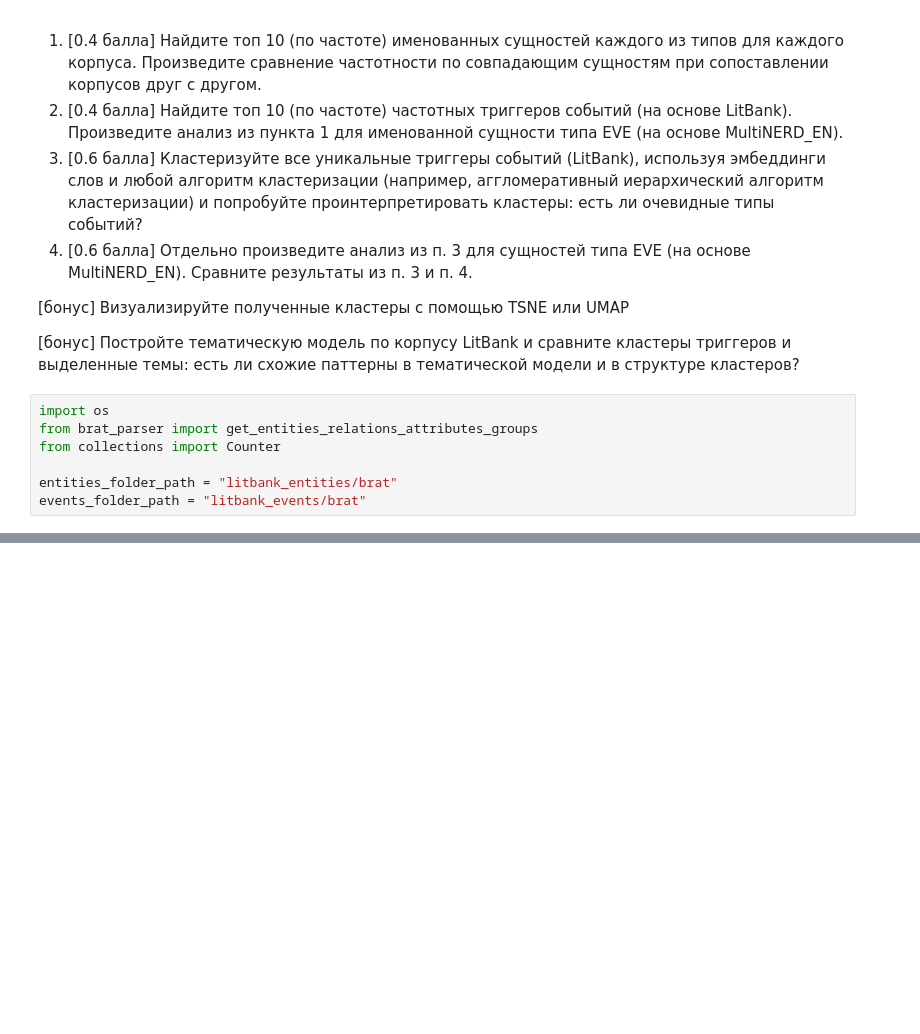
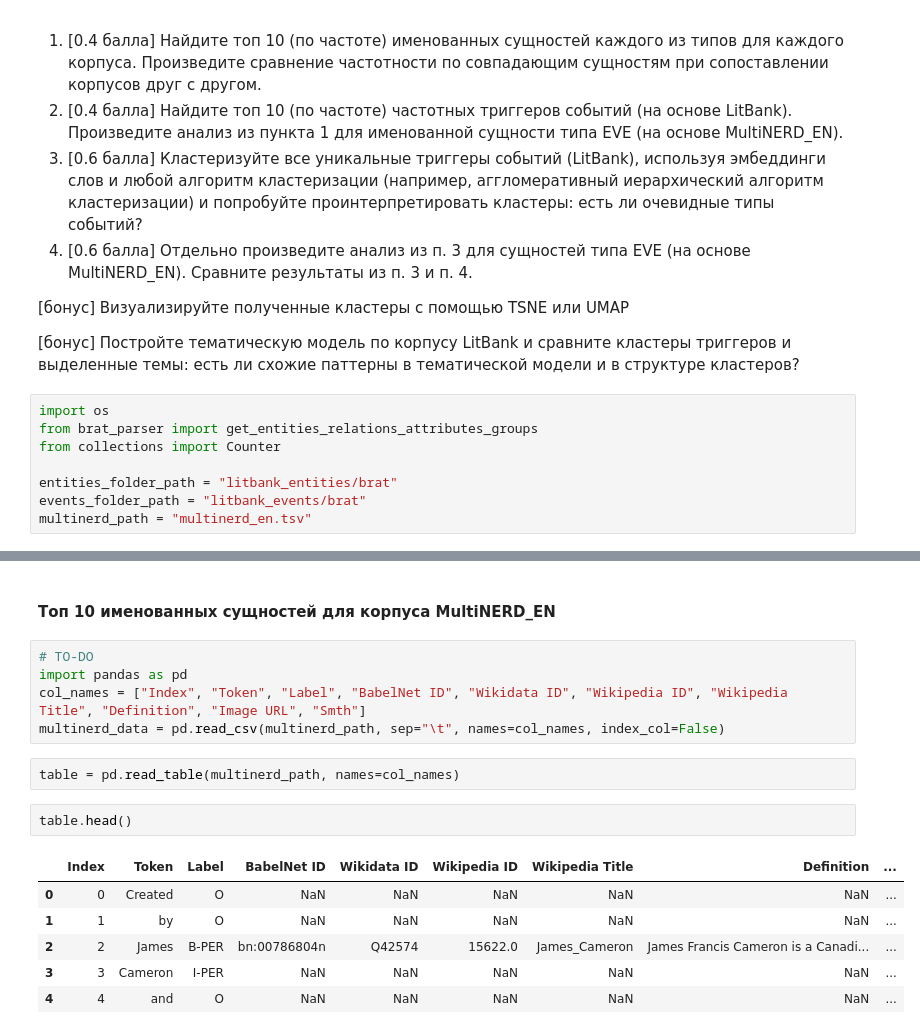
Before and after one commit to potroshitelshuk/NLP-2022, a Jupyter notebook: hw2-2022.ipynb, the cells around one changed output, grey strips where cells are left out. Saved outputs shown, nothing was run; the diff lists cells and outputs as text; blank space fills up the shorter version.

```diff
--- a/hw2-2022.ipynb
+++ b/hw2-2022.ipynb
@@ -120,3 +123,4 @@ from collections import Counter
 
 entities_folder_path = "litbank_entities/brat"
 events_folder_path = "litbank_events/brat"
+multinerd_path = "multinerd_en.tsv"
@@ -122,0 +170,18 @@ events_folder_path = "litbank_events/brat"
+# %% [markdown]
+#### Топ 10 именованных сущностей для корпуса MultiNERD_EN
+# %%
+# TO-DO
+import pandas as pd
+col_names = ["Index", "Token", "Label", "BabelNet ID", "Wikidata ID", "Wikipedia ID", "Wikipedia Title", "Definition", "Image URL", "Smth"]
+multinerd_data = pd.read_csv(multinerd_path, sep="\t", names=col_names, index_col=False)
+# %%
+table = pd.read_table(multinerd_path, names=col_names)
+# %%
+table.head()
+# %% [output]
+|  | Index | Token | Label | BabelNet ID | Wikidata ID | Wikipedia ID | Wikipedia Title | Definition | ... |
+| 0 | 0 | Created | O | NaN | NaN | NaN | NaN | NaN | ... |
+| 1 | 1 | by | O | NaN | NaN | NaN | NaN | NaN | ... |
+| 2 | 2 | James | B-PER | bn:00786804n | Q42574 | 15622.0 | James_Cameron | James Francis Cameron is a Canadi... | ... |
+| 3 | 3 | Cameron | I-PER | NaN | NaN | NaN | NaN | NaN | ... |
+| 4 | 4 | and | O | NaN | NaN | NaN | NaN | NaN | ... |
```
Also changed, not shown: parts of 23 cells of this notebook.
